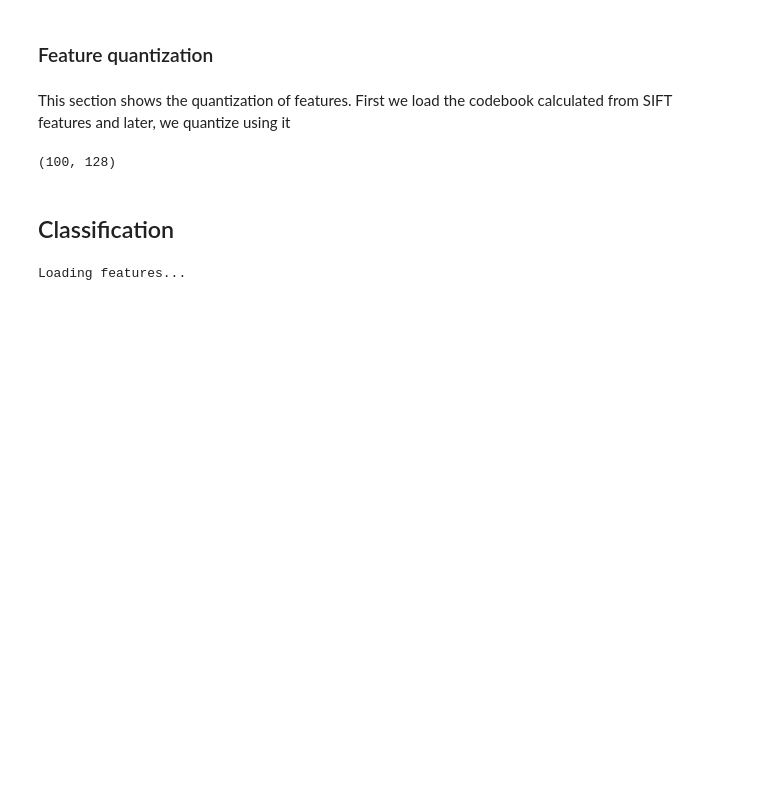
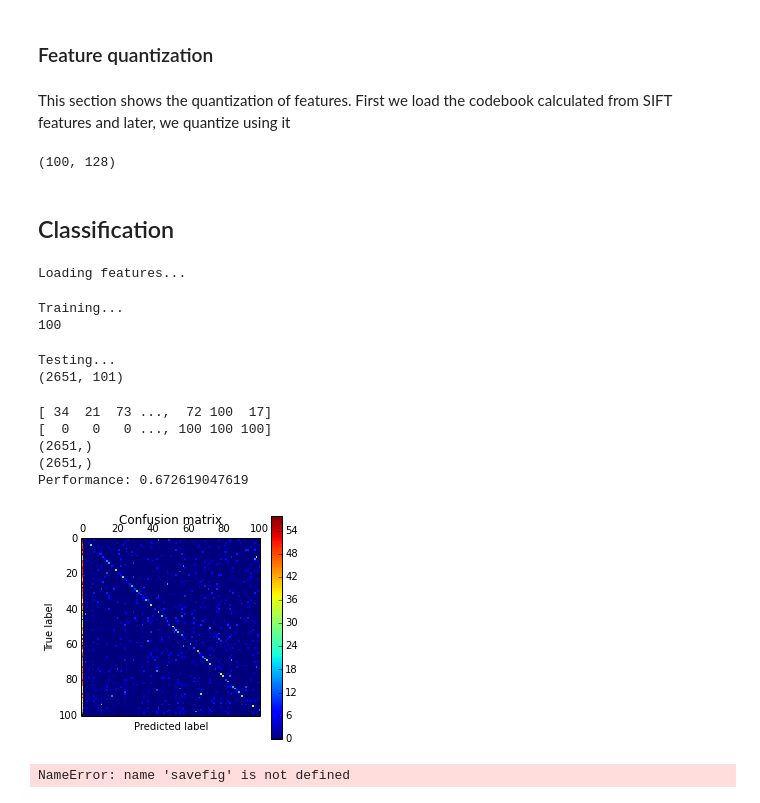
Before and after one commit to Darialfury/pdiclass, a Jupyter notebook: proyecto.ipynb, the cells around one changed output. Drawn from its saved outputs; the diff is of its cells as text; code cells hidden in the pictures; blank space fills up the shorter version.

Commit message:
added classifier but does not works

```diff
--- a/proyecto.ipynb
+++ b/proyecto.ipynb
@@ -335,2 +312,79 @@ for category in classes:
 # %% [output]
 Loading features...
+# %%
+#Training on svm classifier
+print 'Training... '
+list_clasifier = []
+number_limit = max(labels_train)-1
+print number_limit
+for index_class in range(0,number_limit):
+    labels = []
+    for item in labels_train:
+        if item != index_class:
+            labels.append(0)
+        else:
+            labels.append(1)
+    #labels_nd = np.array(labels)
+    #pos = np.sum(labels_nd)
+    #total = len(labels)
+    #neg = total -pos
+    #w = (float(neg))/pos
+    #li_w = [w]*total
+    clasifier = svm.LinearSVC(penalty='l2', loss='l2', dual=False, tol=0.0001, C=0.001, multi_class='ovr', fit_intercept=True, intercept_scaling=1, class_weight='auto', verbose=0, random_state=None)
+    labels_nd = np.transpose(labels_nd)
+    clasifier.fit(features_train, labels)
+    list_clasifier.append(clasifier)
+# %% [output]
+Training...
+100
+# %%
+print 'Testing... '
+dec_test_values = np.empty(shape=[(len(labels_test))])
+quantity_class = []
+for index_class in range(0,number_limit):
+    count_class = 0
+    for item in labels_test:
+        if item != index_class:
+            test_labels.append(0)
+        else:
+            test_labels.append(1)
+            count_class += 1
+    quantity_class.append(count_class)
+    pred_label = list_clasifier[index_class].predict(features_test)
+    dec_values = list_clasifier[index_class].decision_function(features_test)
+    dec_test_values = np.vstack([dec_test_values, dec_values])
+dec_test_values =  np.transpose(dec_test_values)
+print dec_test_values.shape
+# %% [output]
+Testing...
+(2651, 101)
+# %%
+pred_labels = np.argmax(dec_test_values, axis = 1)
+labels_test = np.array(labels_test)
+
+print pred_labels
+print labels_test
+print pred_labels.shape
+print labels_test.shape
+cm = confusion_matrix(labels_test, pred_labels)
+normalized_cm = np.empty(shape=(cm.shape))
+
+for x in range(0,len(quantity_class)):
+    normalized_cm[x][:] = (cm[x][:]/(float(quantity_class[x])))*100
+
+print 'Performance: ' + str(((np.sum(normalized_cm.diagonal()))/(number_limit)))
+plt.matshow(normalized_cm)
+plt.title('Confusion matrix')
+plt.colorbar()
+plt.ylabel('True label')
+plt.xlabel('Predicted label')
+plt.show()
+savefig('foo.png')
+# %% [output]
+[ 34  21  73 ...,  72 100  17]
+[  0   0   0 ..., 100 100 100]
+(2651,)
+(2651,)
+Performance: 0.672619047619
+[figure, added]
+NameError: name 'savefig' is not defined
```
Also changed, not shown: parts of 6 cells of this notebook.
